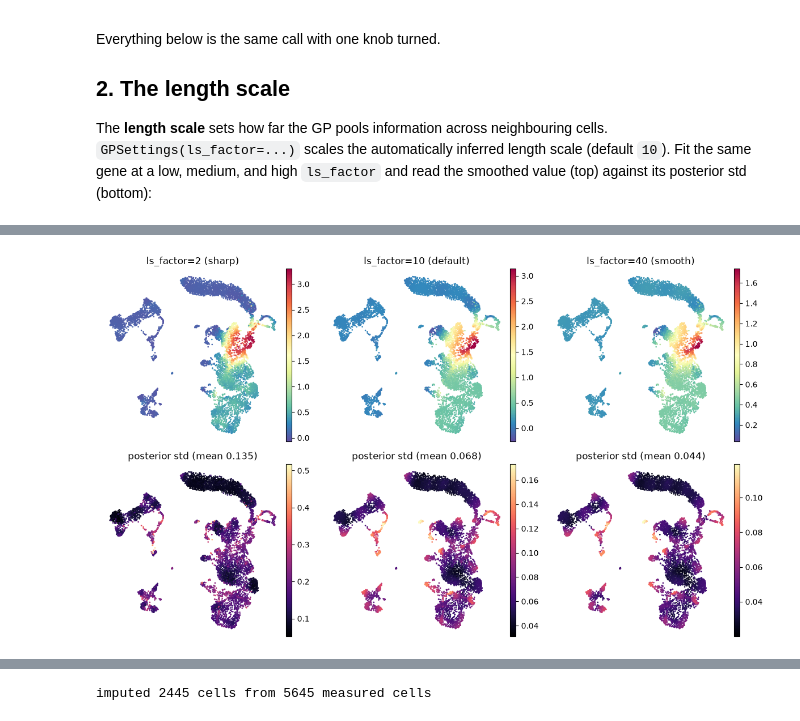
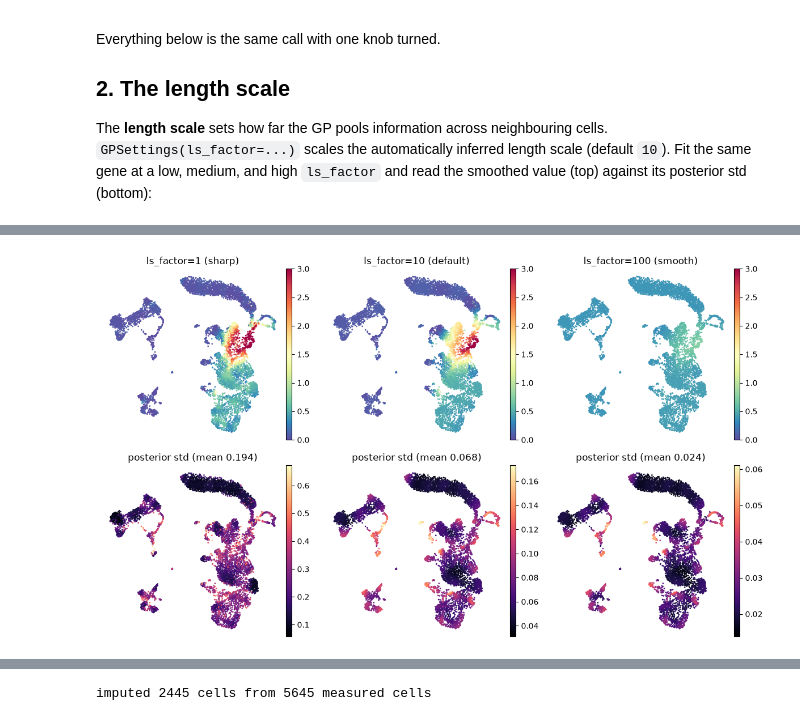
Before and after one commit to settylab/kompot, a Jupyter notebook: examples/05_smooth_expression.ipynb, the cells around one changed output, grey strips where cells are left out. Drawn from its saved outputs; the diff is of its cells as text; code cells hidden in the pictures.

```diff
--- a/examples/05_smooth_expression.ipynb
+++ b/examples/05_smooth_expression.ipynb
@@ -146,7 +150,7 @@ The **length scale** sets how far the GP pools information across neighbouring c
 Fit the same gene at a low, medium, and high `ls_factor` and read the smoothed value (top)
 against its posterior std (bottom):
 # %%
-scales = [(2.0, "sharp"), (10.0, "default"), (40.0, "smooth")]
+scales = [(1.0, "sharp"), (10.0, "default"), (100.0, "smooth")]
 X = adata.obsm[DIMENSIONALITY_REDUCTION]
 gj = GENES.index(gene)
 
@@ -164,7 +168,7 @@ for k, (lsf, tag) in enumerate(scales):
     sd = sd[:, gj] if sd.ndim == 2 else sd.ravel()
 
     adata.obs["_value"], adata.obs["_sd"] = values, sd
-    sc.pl.embedding(adata, "umap", color="_value", ax=axes[0, k], show=False,
+    sc.pl.embedding(adata, "umap", color="_value", ax=axes[0, k], show=False, vmin=0, vmax=3,
                     frameon=False, cmap="Spectral_r", title=f"ls_factor={lsf:g} ({tag})")
     sc.pl.embedding(adata, "umap", color="_sd", ax=axes[1, k], show=False,
                     frameon=False, cmap="magma",
@@ -178,4 +182,4 @@ plt.tight_layout()
-[figure, old version]
+[figure, new version]
 # %% [markdown]
 Larger `ls_factor` → a **smoother** surface with **lower** posterior uncertainty, at the
 cost of **coarser** resolution (fine structure is averaged away); smaller `ls_factor` does
```
Also changed, not shown: parts of 6 cells of this notebook.
